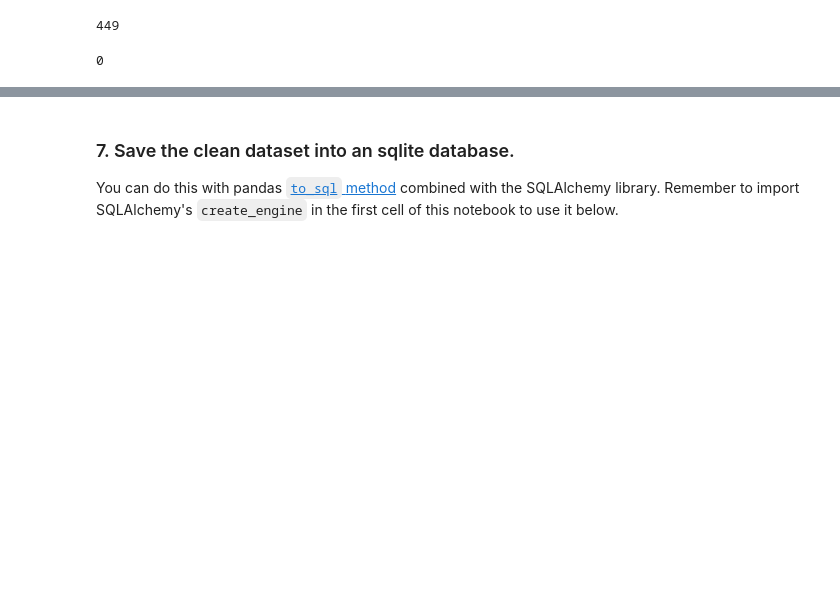
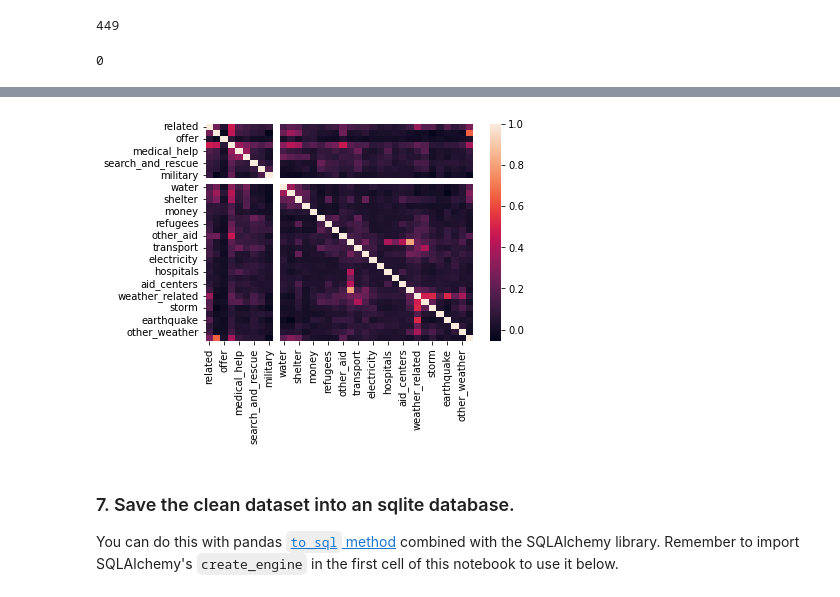
Before and after one commit to luiscamarillo/udacity-project-disaster-response-pipeline, a Jupyter notebook: data/ETL Pipeline Preparation.ipynb, the cells around one changed output, grey strips where cells are left out. Cells and saved outputs as stored; diff of their text form; code cells hidden in the pictures; blank space fills up the shorter version.

```diff
--- a/data/ETL Pipeline Preparation.ipynb
+++ b/data/ETL Pipeline Preparation.ipynb
@@ -271,3 +319,7 @@ df.drop('lang', axis=1, inplace=True)
+# %%
+ax = sns.heatmap(df.drop(['id', 'message', 'original', 'genre'],axis=1).corr())
+# %% [output]
+[figure, added]
 # %% [markdown]
 ### 7. Save the clean dataset into an sqlite database.
 You can do this with pandas [`to_sql` method](https://pandas.pydata.org/pandas-docs/stable/generated/pandas.DataFrame.to_sql.html) combined with the SQLAlchemy library. Remember to import SQLAlchemy's `create_engine` in the first cell of this notebook to use it below.
```
Also changed, not shown: parts of 8 cells of this notebook, 6 other files.
